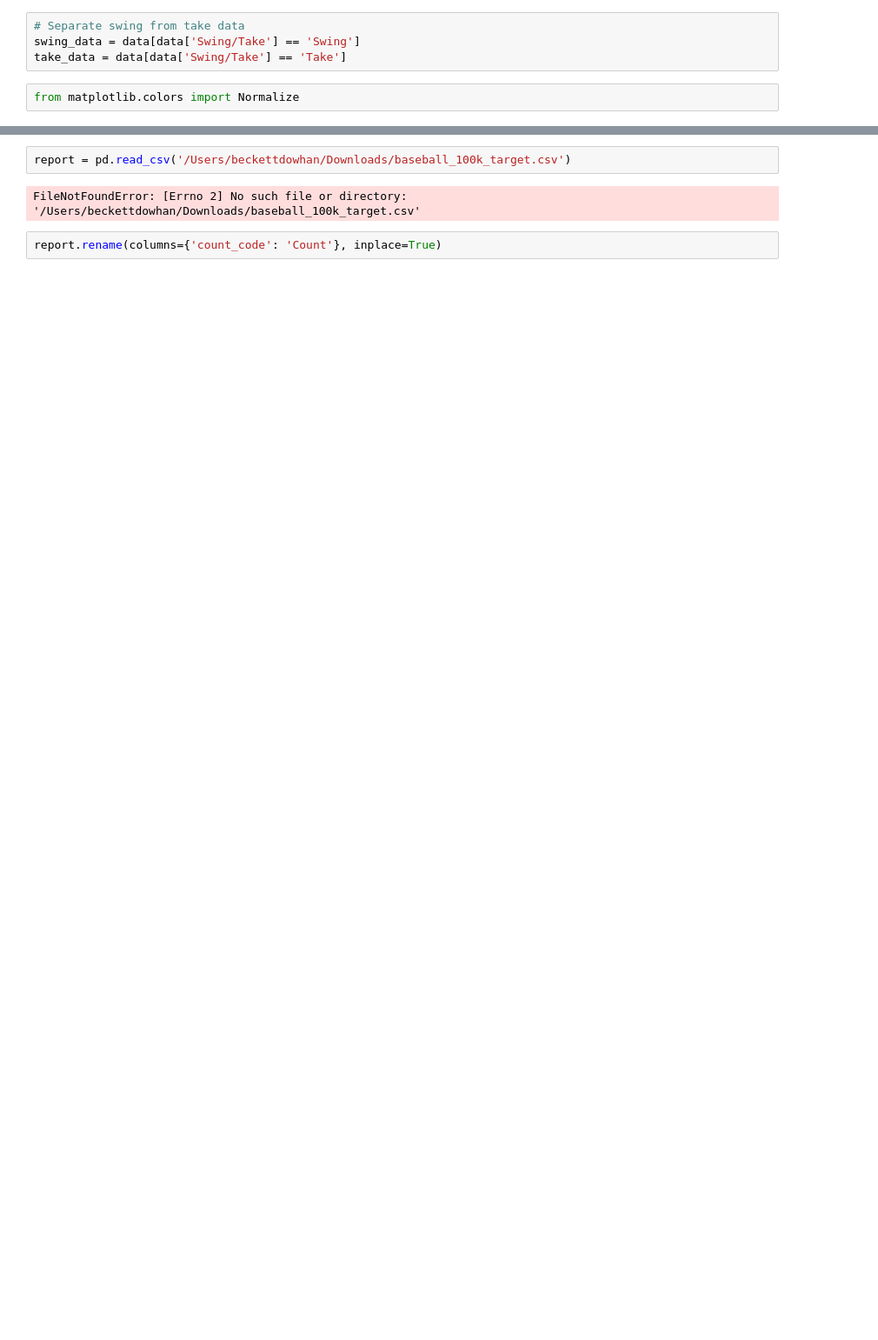
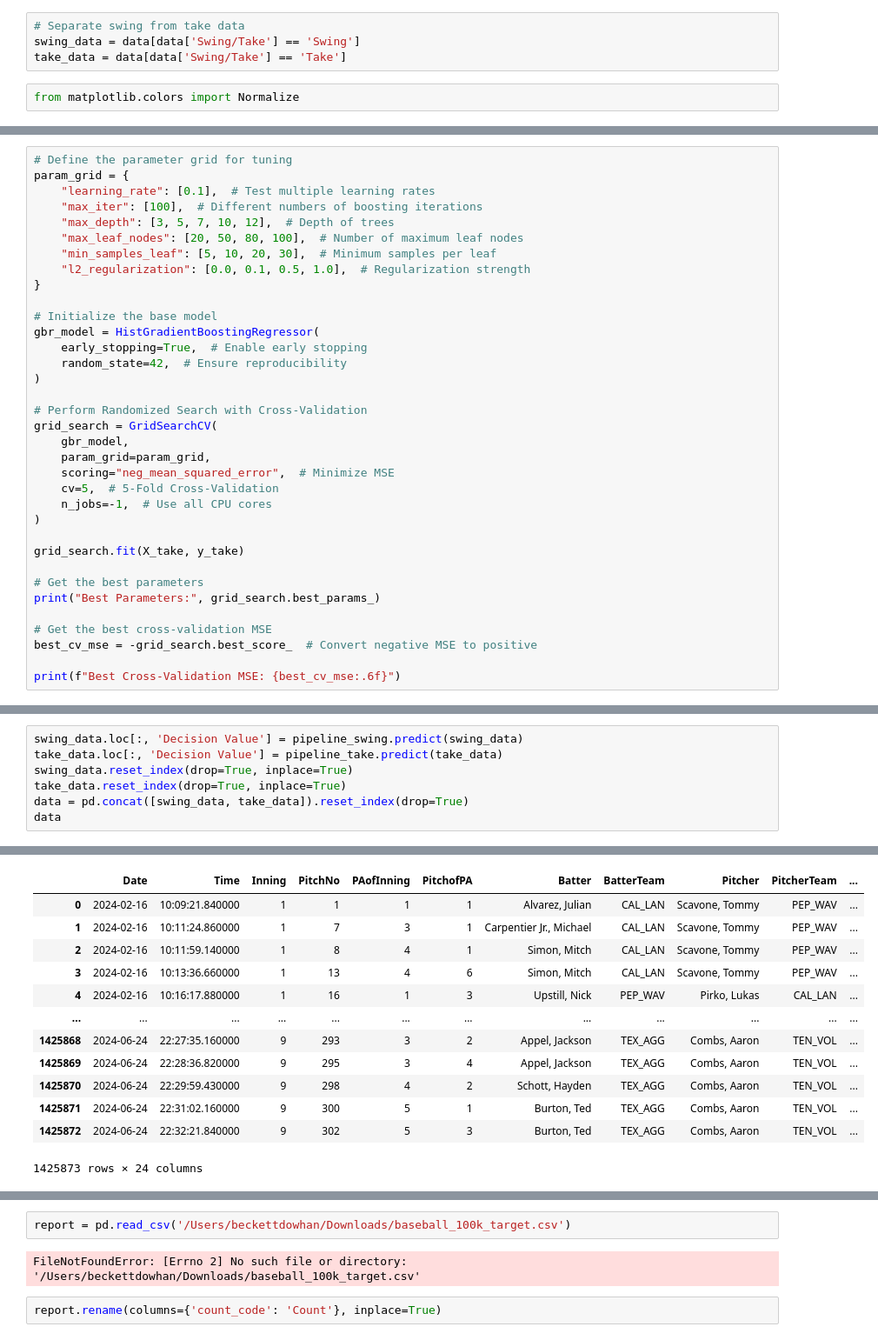
Before and after one commit to wesleyykim3/Swing-Decision-Model, a Jupyter notebook: Model_Code.ipynb, the cells around one changed output, grey strips where cells are left out. Shown at 87% size. Cells and saved outputs as stored; diff of their text form; blank space fills up the shorter version.

```diff
--- a/Model_Code.ipynb
+++ b/Model_Code.ipynb
@@ -237,0 +226,35 @@ xgb_model.save_model('swing_model.bin')
+# %%
+# Define the parameter grid for tuning
+param_grid = {
+    "learning_rate": [0.1],  # Test multiple learning rates
+    "max_iter": [100],  # Different numbers of boosting iterations
+    "max_depth": [3, 5, 7, 10, 12],  # Depth of trees
+    "max_leaf_nodes": [20, 50, 80, 100],  # Number of maximum leaf nodes
+    "min_samples_leaf": [5, 10, 20, 30],  # Minimum samples per leaf
+    "l2_regularization": [0.0, 0.1, 0.5, 1.0],  # Regularization strength
+}
+
+# Initialize the base model
+gbr_model = HistGradientBoostingRegressor(
+    early_stopping=True,  # Enable early stopping
+    random_state=42,  # Ensure reproducibility
+)
+
+# Perform Randomized Search with Cross-Validation
+grid_search = GridSearchCV(
+    gbr_model,
+    param_grid=param_grid,
+    scoring="neg_mean_squared_error",  # Minimize MSE
+    cv=5,  # 5-Fold Cross-Validation
+    n_jobs=-1,  # Use all CPU cores
+)
+
+grid_search.fit(X_take, y_take)
+
+# Get the best parameters
+print("Best Parameters:", grid_search.best_params_)
+
+# Get the best cross-validation MSE
+best_cv_mse = -grid_search.best_score_  # Convert negative MSE to positive
+
+print(f"Best Cross-Validation MSE: {best_cv_mse:.6f}")
@@ -306,0 +344,8 @@ xgb_model.save_model('take_model.bin')
+# %%
+swing_data.loc[:, 'Decision Value'] = pipeline_swing.predict(swing_data)
+take_data.loc[:, 'Decision Value'] = pipeline_take.predict(take_data)
+swing_data.reset_index(drop=True, inplace=True)
+take_data.reset_index(drop=True, inplace=True)
+data = pd.concat([swing_data, take_data]).reset_index(drop=True)
+data
+# %% [output]
@@ -306,0 +362,13 @@ xgb_model.save_model('take_model.bin')
+|  | Date | Time | Inning | PitchNo | PAofInning | PitchofPA | Batter | BatterTeam | Pitcher | PitcherTeam | ... |
+| 0 | 2024-02-16 | 10:09:21.840000 | 1 | 1 | 1 | 1 | Alvarez, Julian | CAL_LAN | Scavone, Tommy | PEP_WAV | ... |
+| 1 | 2024-02-16 | 10:11:24.860000 | 1 | 7 | 3 | 1 | Carpentier Jr., Michael | CAL_LAN | Scavone, Tommy | PEP_WAV | ... |
+| 2 | 2024-02-16 | 10:11:59.140000 | 1 | 8 | 4 | 1 | Simon, Mitch | CAL_LAN | Scavone, Tommy | PEP_WAV | ... |
+| 3 | 2024-02-16 | 10:13:36.660000 | 1 | 13 | 4 | 6 | Simon, Mitch | CAL_LAN | Scavone, Tommy | PEP_WAV | ... |
+| 4 | 2024-02-16 | 10:16:17.880000 | 1 | 16 | 1 | 3 | Upstill, Nick | PEP_WAV | Pirko, Lukas | CAL_LAN | ... |
+| ... | ... | ... | ... | ... | ... | ... | ... | ... | ... | ... | ... |
+| 1425868 | 2024-06-24 | 22:27:35.160000 | 9 | 293 | 3 | 2 | Appel, Jackson | TEX_AGG | Combs, Aaron | TEN_VOL | ... |
+| 1425869 | 2024-06-24 | 22:28:36.820000 | 9 | 295 | 3 | 4 | Appel, Jackson | TEX_AGG | Combs, Aaron | TEN_VOL | ... |
+| 1425870 | 2024-06-24 | 22:29:59.430000 | 9 | 298 | 4 | 2 | Schott, Hayden | TEX_AGG | Combs, Aaron | TEN_VOL | ... |
+| 1425871 | 2024-06-24 | 22:31:02.160000 | 9 | 300 | 5 | 1 | Burton, Ted | TEX_AGG | Combs, Aaron | TEN_VOL | ... |
+| 1425872 | 2024-06-24 | 22:32:21.840000 | 9 | 302 | 5 | 3 | Burton, Ted | TEX_AGG | Combs, Aaron | TEN_VOL | ... |
+1425873 rows × 24 columns
```
Also changed, not shown: parts of 37 cells of this notebook.
